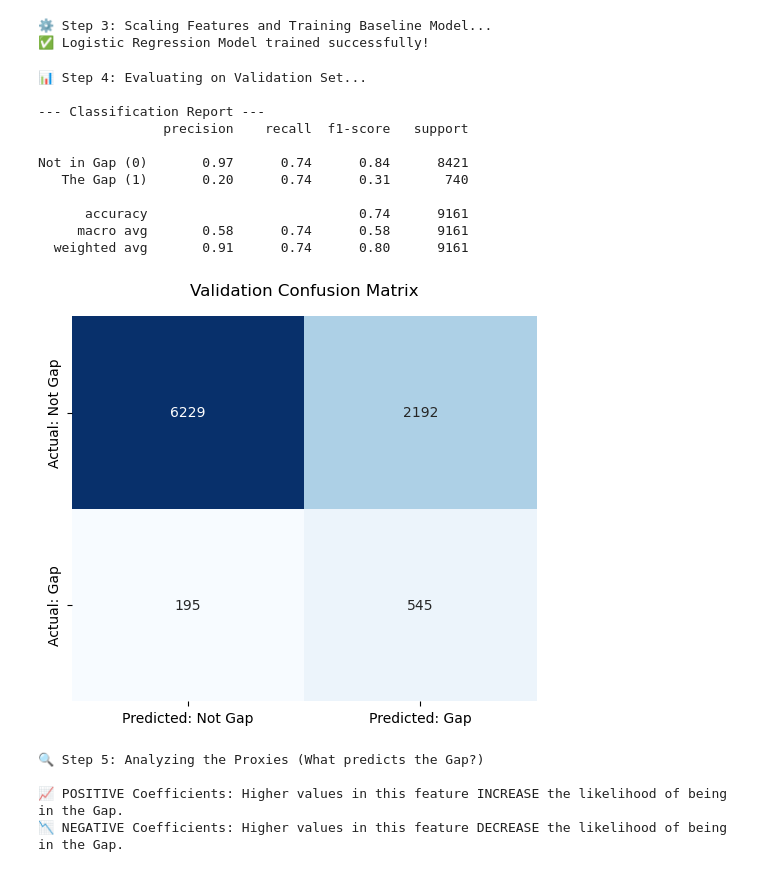
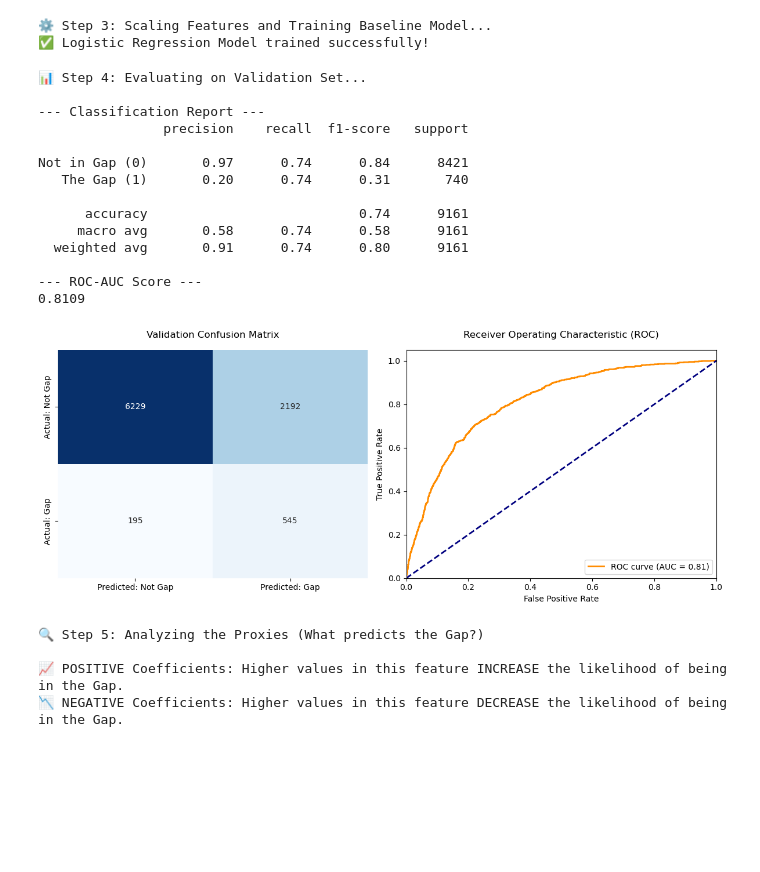
Before and after one commit to Erdos-Projects/spring-2026-local-poverty-rate-estimation, a Jupyter notebook: notebooks/03_models.ipynb, the cells around one changed output. Saved outputs shown, nothing was run; the diff lists cells and outputs as text; code cells hidden in the pictures; blank space fills up the shorter version.

```diff
--- a/notebooks/03_models.ipynb
+++ b/notebooks/03_models.ipynb
@@ -84,37 +84,64 @@ print("✅ Logistic Regression Model trained successfully!")
 ✅ Logistic Regression Model trained successfully!
 # %%
 # %%
+from sklearn.metrics import classification_report, confusion_matrix, accuracy_score, roc_auc_score, roc_curve
+import matplotlib.pyplot as plt
+import seaborn as sns
+
 print("📊 Step 4: Evaluating on Validation Set...")
 
-# Predict on validation data
+# Predict classes (0 or 1) and probabilities (for ROC-AUC)
 y_val_pred = model.predict(X_val_scaled)
+y_val_probs = model.predict_proba(X_val_scaled)[:, 1] # Get probabilities for Class 1 (The Gap)
 
+# 1. Classification Report
 print("\n--- Classification Report ---")
 # 0 = Not in Gap, 1 = The Gap
 print(classification_report(y_val, y_val_pred, target_names=["Not in Gap (0)", "The Gap (1)"]))
 
-# Plotting the Confusion Matrix for better visual interpretation
+# 2. ROC-AUC Score
+auc_score = roc_auc_score(y_val, y_val_probs)
+print(f"--- ROC-AUC Score ---\n{auc_score:.4f}\n")
+
+# 3. Visualizations: Confusion Matrix & ROC Curve
+fig, axes = plt.subplots(1, 2, figsize=(12, 5))
+
+# Plot A: Confusion Matrix
 cm = confusion_matrix(y_val, y_val_pred)
-
-plt.figure(figsize=(6, 5))
 sns.heatmap(cm, annot=True, fmt='d', cmap='Blues', cbar=False,
             xticklabels=["Predicted: Not Gap", "Predicted: Gap"],
-            yticklabels=["Actual: Not Gap", "Actual: Gap"])
-plt.title('Validation Confusion Matrix', pad=15)
+            yticklabels=["Actual: Not Gap", "Actual: Gap"], ax=axes[0])
+axes[0].set_title('Validation Confusion Matrix', pad=15)
+
+# Plot B: ROC Curve
+fpr, tpr, thresholds = roc_curve(y_val, y_val_probs)
+axes[1].plot(fpr, tpr, color='darkorange', lw=2, label=f'ROC curve (AUC = {auc_score:.2f})')
+axes[1].plot([0, 1], [0, 1], color='navy', lw=2, linestyle='--') # Diagonal random-guess line
+axes[1].set_xlim([0.0, 1.0])
+axes[1].set_ylim([0.0, 1.05])
+axes[1].set_xlabel('False Positive Rate')
+axes[1].set_ylabel('True Positive Rate')
+axes[1].set_title('Receiver Operating Characteristic (ROC)', pad=15)
+axes[1].legend(loc="lower right")
+
+plt.tight_layout()
 plt.show()
 # %% [output]
 📊 Step 4: Evaluating on Validation Set...
 
 --- Classification Report ---
                 precision    recall  f1-score   support
 
 Not in Gap (0)       0.97      0.74      0.84      8421
    The Gap (1)       0.20      0.74      0.31       740
 
       accuracy                           0.74      9161
      macro avg       0.58      0.74      0.58      9161
   weighted avg       0.91      0.74      0.80      9161
+
+--- ROC-AUC Score ---
+0.8109
-[figure, old version]
+[figure, new version]
 # %%
 # %%
 print("🔍 Step 5: Analyzing the Proxies (What predicts the Gap?)")
```
